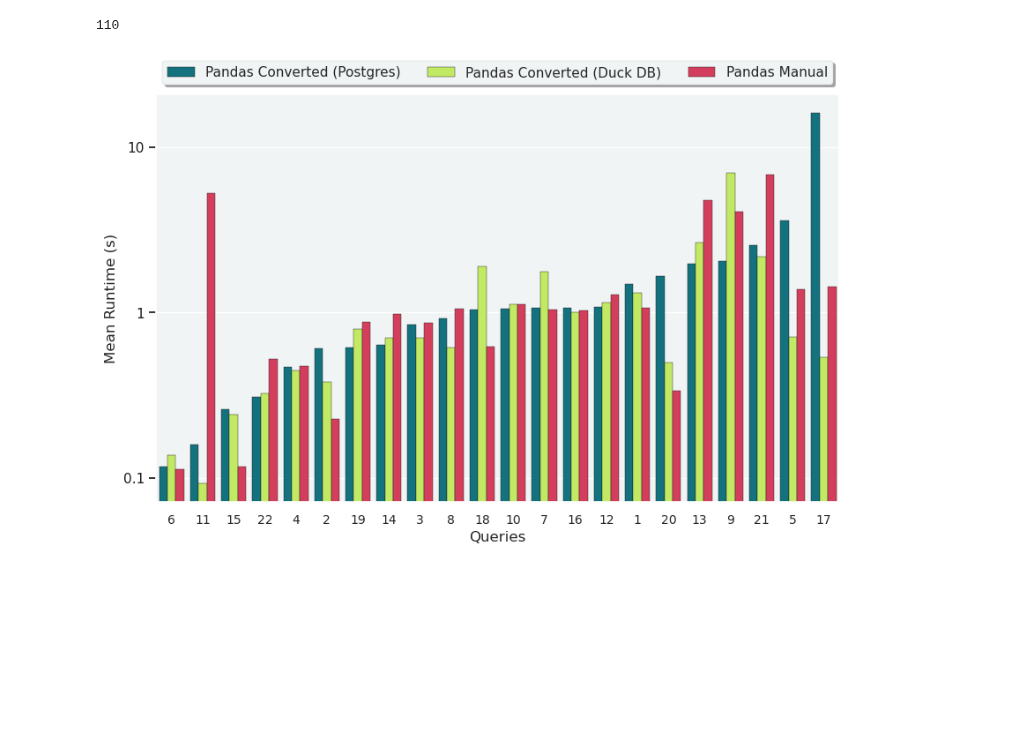
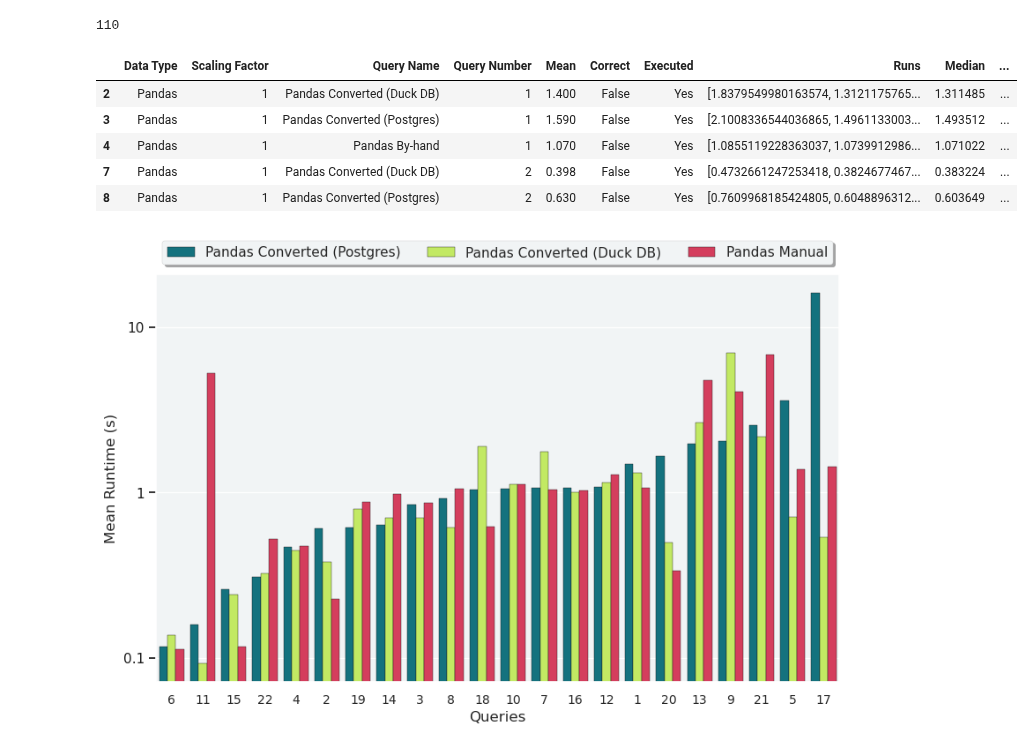
Before and after one commit to groegercesg/QueryBridge, a Jupyter notebook: benchmarking/hand_analysis.ipynb, the cells around one changed output. Cells and saved outputs as stored; diff of their text form; code cells hidden in the pictures; blank space fills up the shorter version.

```diff
--- a/benchmarking/hand_analysis.ipynb
+++ b/benchmarking/hand_analysis.ipynb
@@ -63,5 +63,14 @@ def rename_specific(q_type):
         return q_type
 
 results['Query Type'] = results.apply(lambda row : rename_specific(row['Query Type']), axis = 1)
+# %%
+results.head()
+# %% [output]
+|  | Data Type | Scaling Factor | Query Name | Query Number | Mean | Correct | Executed | Runs | Median | ... |
+| 2 | Pandas | 1 | Pandas Converted (Duck DB) | 1 | 1.400 | False | Yes | [1.8379549980163574, 1.3121175765... | 1.311485 | ... |
+| 3 | Pandas | 1 | Pandas Converted (Postgres) | 1 | 1.590 | False | Yes | [2.1008336544036865, 1.4961133003... | 1.493512 | ... |
+| 4 | Pandas | 1 | Pandas By-hand | 1 | 1.070 | False | Yes | [1.0855119228363037, 1.0739912986... | 1.071022 | ... |
+| 7 | Pandas | 1 | Pandas Converted (Duck DB) | 2 | 0.398 | False | Yes | [0.4732661247253418, 0.3824677467... | 0.383224 | ... |
+| 8 | Pandas | 1 | Pandas Converted (Postgres) | 2 | 0.630 | False | Yes | [0.7609968185424805, 0.6048896312... | 0.603649 | ... |
 # %%
 # Make ordered results
```
Also changed, not shown: parts of 1 cell of this notebook, 3 other files.
